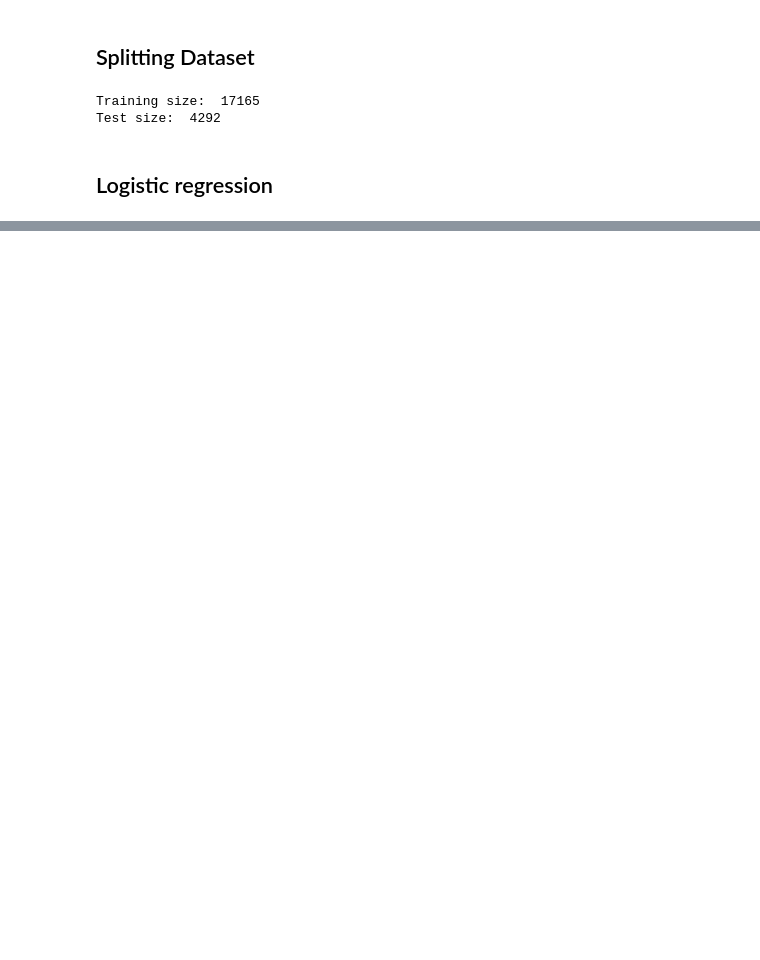
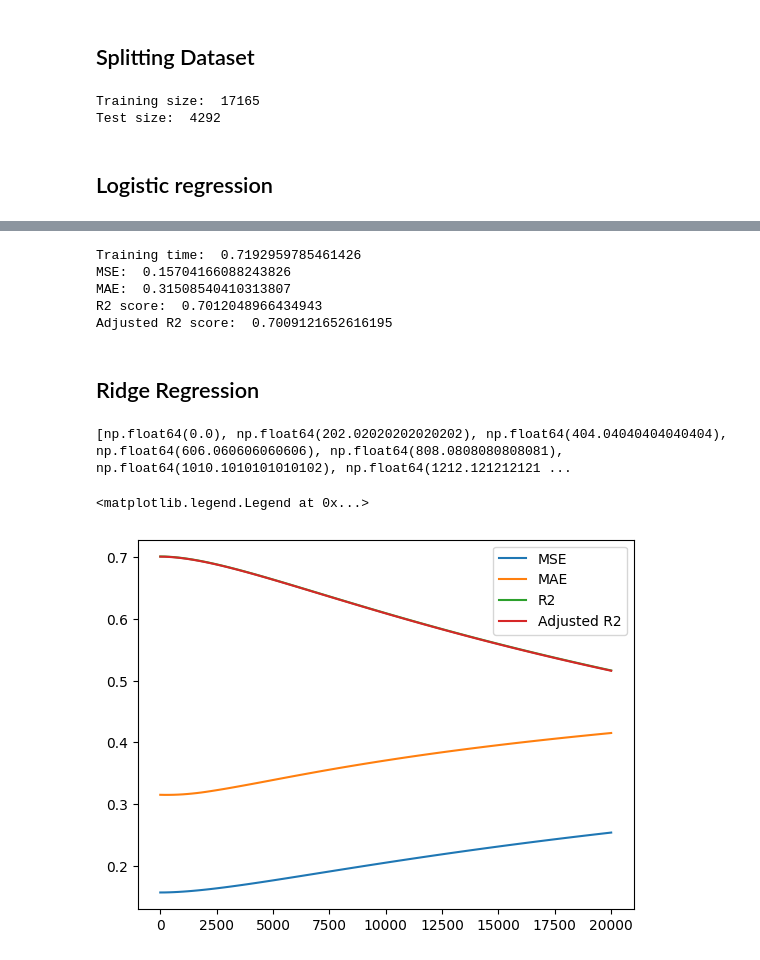
Before and after one commit to KarthikPreVin/MACHINE-LEARNING-LAB, a Jupyter notebook: ASSIGNMENT 3/ASSIGNMENT 3.ipynb, the cells around one changed output, grey strips where cells are left out. Drawn from its saved outputs; the diff is of its cells as text; code cells hidden in the pictures; blank space fills up the shorter version.

```diff
--- a/ASSIGNMENT 3/ASSIGNMENT 3.ipynb
+++ b/ASSIGNMENT 3/ASSIGNMENT 3.ipynb
@@ -293,0 +363,45 @@ AttributeError: 'LinearRegression' object has no attribute 'coef_'
+# %%
+
+lasso = Lasso(alpha=0.001)
+weight = evaluate(lasso)
+# %% [output]
+Training time:  0.7192959785461426
+MSE:  0.15704166088243826
+MAE:  0.31508540410313807
+R2 score:  0.7012048966434943
+Adjusted R2 score:  0.7009121652616195
+# %% [markdown]
+## Ridge Regression
+# %%
+
+alpha_list = list(np.linspace(0,20000,100))
+print(alpha_list)
+mse_list = []
+mae_list = []
+r2_list = []
+ar2_list = []
+for alpha in alpha_list:
+    ridge = Ridge(alpha=alpha)
+    ridge.fit(X_train,y_train)
+    y_pred = ridge.predict(X_test)
+    mse_list.append(mean_squared_error(y_test,y_pred))
+    mae_list.append(mean_absolute_error(y_test,y_pred))
+    r2 = r2_score(y_test,y_pred)
+
+    r2_list.append(r2)
+
+    n=len(X)
+    p=len(X.columns)
+    ar2_list.append(1-(1-r2)*(n-1)/(n-p-1))
+
+
+
+plt.plot(alpha_list,mse_list, label = "MSE")
+plt.plot(alpha_list,mae_list, label = "MAE")
+plt.plot(alpha_list,r2_list, label = "R2")
+plt.plot(alpha_list,ar2_list, label = "Adjusted R2")
+plt.legend()
+# %% [output]
+[np.float64(0.0), np.float64(202.02020202020202), np.float64(404.04040404040404), np.float64(606.060606060606), np.float64(808.0808080808081), np.float64(1010.1010101010102), np.float64(1212.121212121 ...
+<matplotlib.legend.Legend at 0x...>
+[figure, added]
```
Also changed, not shown: parts of 11 cells of this notebook.
